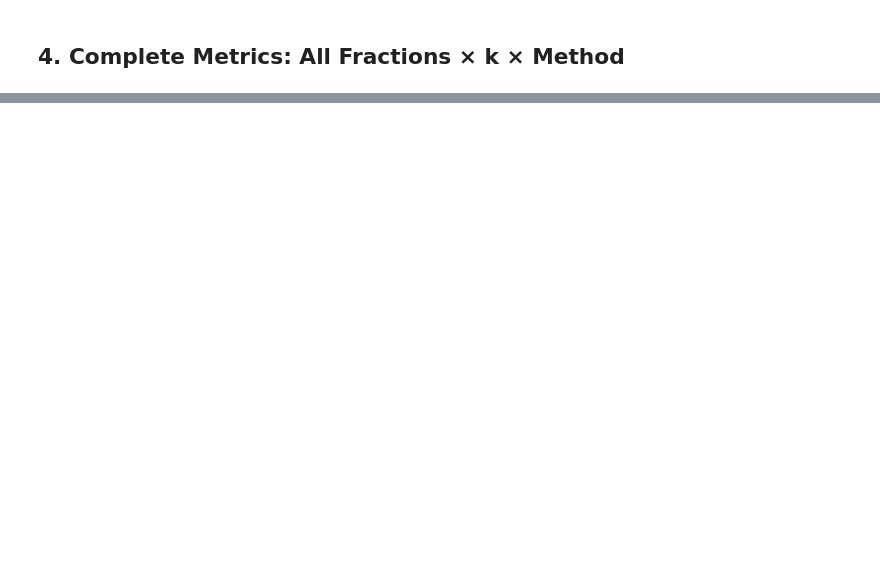
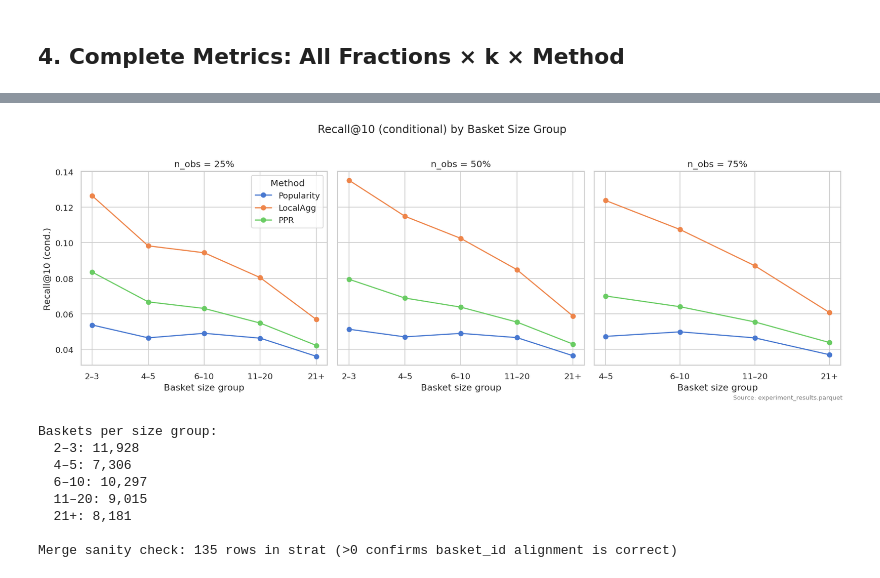
Before and after one commit to LuizGuilhermeNascimento/basket_inference_graph, a Jupyter notebook: notebooks/03_predictive_experiment.ipynb, the cells around one changed output, grey strips where cells are left out. Drawn from its saved outputs; the diff is of its cells as text; code cells hidden in the pictures; blank space fills up the shorter version.

```diff
--- a/notebooks/03_predictive_experiment.ipynb
+++ b/notebooks/03_predictive_experiment.ipynb
@@ -279,0 +626,52 @@ agg_full.head()
+# %%
+size_bins   = [1, 3, 5, 10, 20, int(basket_sizes_indexed['basket_size'].max()) + 1]
+size_labels = ['2–3', '4–5', '6–10', '11–20', '21+']
+
+# Use basket_sizes_indexed (sequential IDs from section 5b) to correctly match experiment results
+basket_size_df = basket_sizes_indexed.copy()
+basket_size_df['size_group'] = pd.cut(
+    basket_size_df['basket_size'], bins=size_bins, labels=size_labels, right=True
+)
+
+strat = (
+    per_basket_all
+    .merge(basket_size_df[['basket_id', 'size_group']], on='basket_id')
+    .groupby(['size_group', 'n_obs', 'method', 'k'])['recall']
+    .mean()
+    .reset_index()
+)
+
+k_ref = 10
+fig, axes = plt.subplots(1, len(N_OBS_FRACTIONS), figsize=(5 * len(N_OBS_FRACTIONS), 5), sharey=True)
+for ax, n_obs_val in zip(axes, N_OBS_FRACTIONS):
+    sub = strat[(strat['k'] == k_ref) & (strat['n_obs'] == n_obs_val)]
+    for method in METHOD_ORDER:
+        grp = sub[sub['method'] == method].sort_values('size_group')
+        ax.plot(grp['size_group'].astype(str), grp['recall'],
+                marker='o', label=METHOD_LABELS[method])
+    ax.set_xlabel('Basket size group')
+    ax.set_ylabel(f'Recall@{k_ref} (cond.)' if ax == axes[0] else '')
+    ax.set_title(f'n_obs = {FRAC_LABELS[n_obs_val]}')
+    if ax == axes[0]:
+        ax.legend(title='Method')
+
+fig.suptitle(f'Recall@{k_ref} (conditional) by Basket Size Group', y=1.02)
+fig.text(0.99, 0.01, 'Source: experiment_results.parquet', ha='right', fontsize=8, color='gray')
+plt.tight_layout()
+plt.show()
+
+counts = basket_size_df['size_group'].value_counts().sort_index()
+print('Baskets per size group:')
+for grp, cnt in counts.items():
+    print(f'  {grp}: {cnt:,}')
+print(f'\nMerge sanity check: {len(strat):,} rows in strat (>0 confirms basket_id alignment is correct)')
+# %% [output]
+[figure, added]
+Baskets per size group:
+  2–3: 11,928
+  4–5: 7,306
+  6–10: 10,297
+  11–20: 9,015
+  21+: 8,181
+
+Merge sanity check: 135 rows in strat (>0 confirms basket_id alignment is correct)
```
Also changed, not shown: parts of 41 cells of this notebook, 21 other files.
